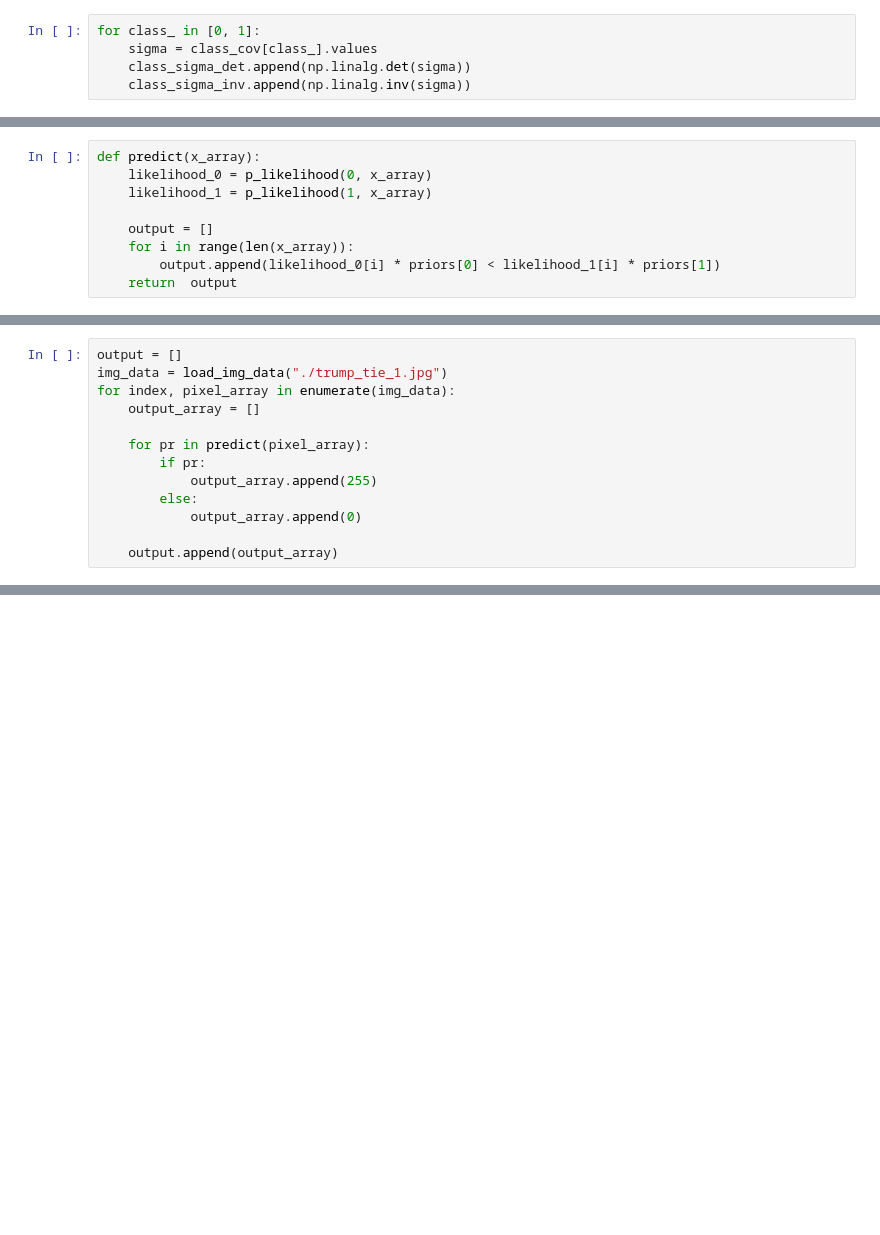
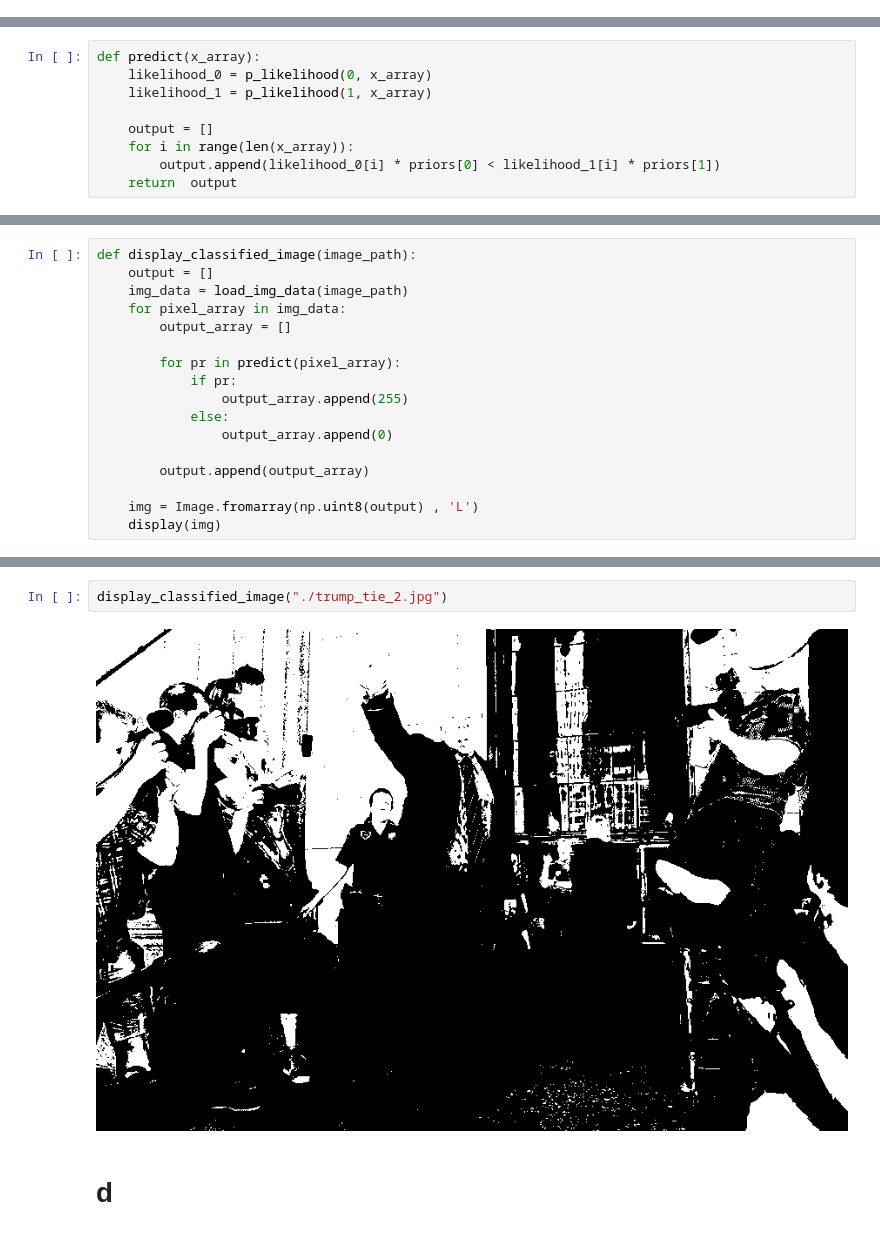
Before and after one commit to AUT-Student/SPR-HW2, a Jupyter notebook: P6/P6.ipynb, the cells around one changed output, grey strips where cells are left out. Drawn from its saved outputs; the diff is of its cells as text; blank space fills up the shorter version.

```diff
--- a/P6/P6.ipynb
+++ b/P6/P6.ipynb
@@ -108,8 +105,3 @@ class_cov
 priors
 # %% [output]
 [0.724924508675029, 0.27507549132497106]
-# %%
-for class_ in [0, 1]:
-    sigma = class_cov[class_].values
-    class_sigma_det.append(np.linalg.det(sigma))
-    class_sigma_inv.append(np.linalg.inv(sigma))
@@ -148,13 +131,0 @@ def mdc_predict(x):
-# %%
-output = []
-img_data = load_img_data("./trump_tie_1.jpg")
-for index, pixel_array in enumerate(img_data):
-    output_array = []
-
-    for pr in predict(pixel_array):
-        if pr:
-            output_array.append(255)
-        else:
-            output_array.append(0)
-
-    output.append(output_array)
@@ -165,0 +132,17 @@ display(img)
+# %%
+def display_classified_image(image_path):
+    output = []
+    img_data = load_img_data(image_path)
+    for pixel_array in img_data:
+        output_array = []
+
+        for pr in predict(pixel_array):
+            if pr:
+                output_array.append(255)
+            else:
+                output_array.append(0)
+
+        output.append(output_array)
+
+    img = Image.fromarray(np.uint8(output) , 'L')
+    display(img)
@@ -165,0 +153,6 @@ display(img)
+# %%
+display_classified_image("./trump_tie_2.jpg")
+# %% [output]
+[figure, added]
+# %% [markdown]
+# d
```
Also changed, not shown: parts of 31 cells of this notebook.
